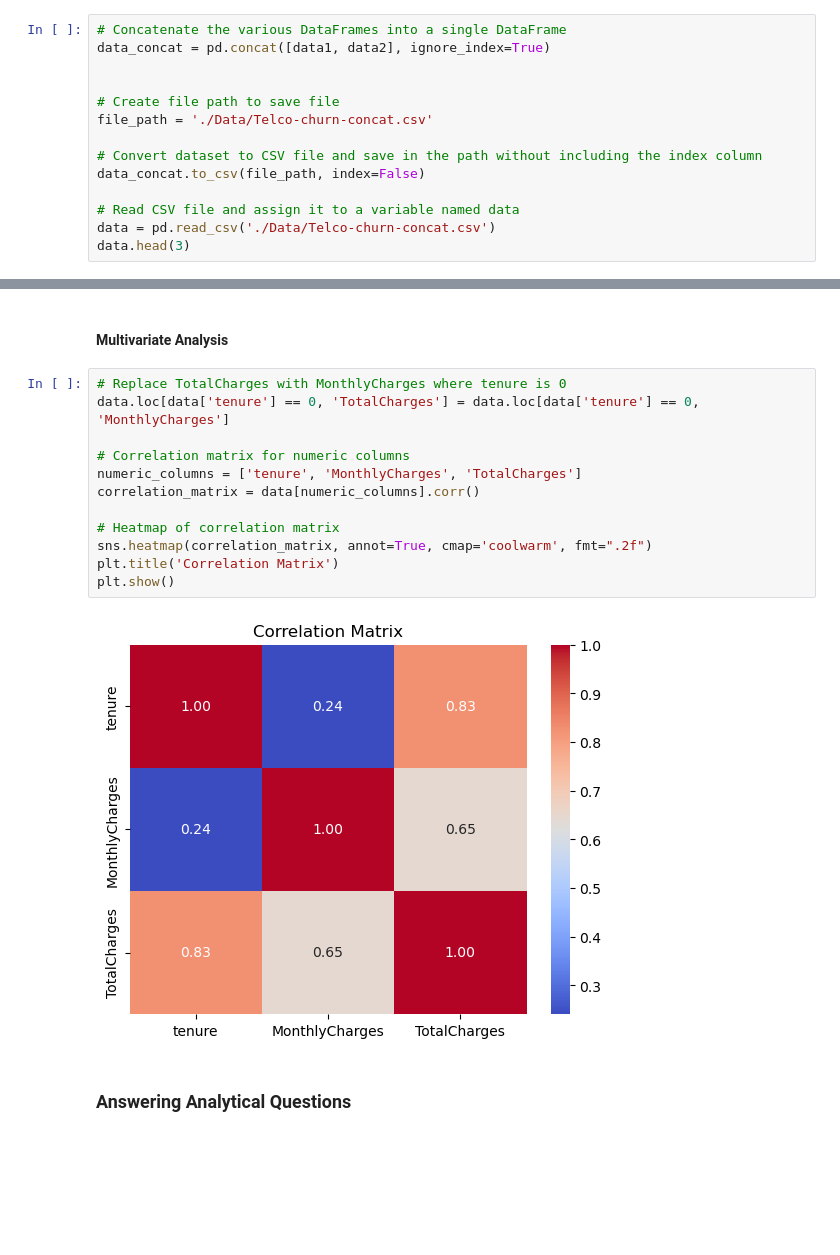
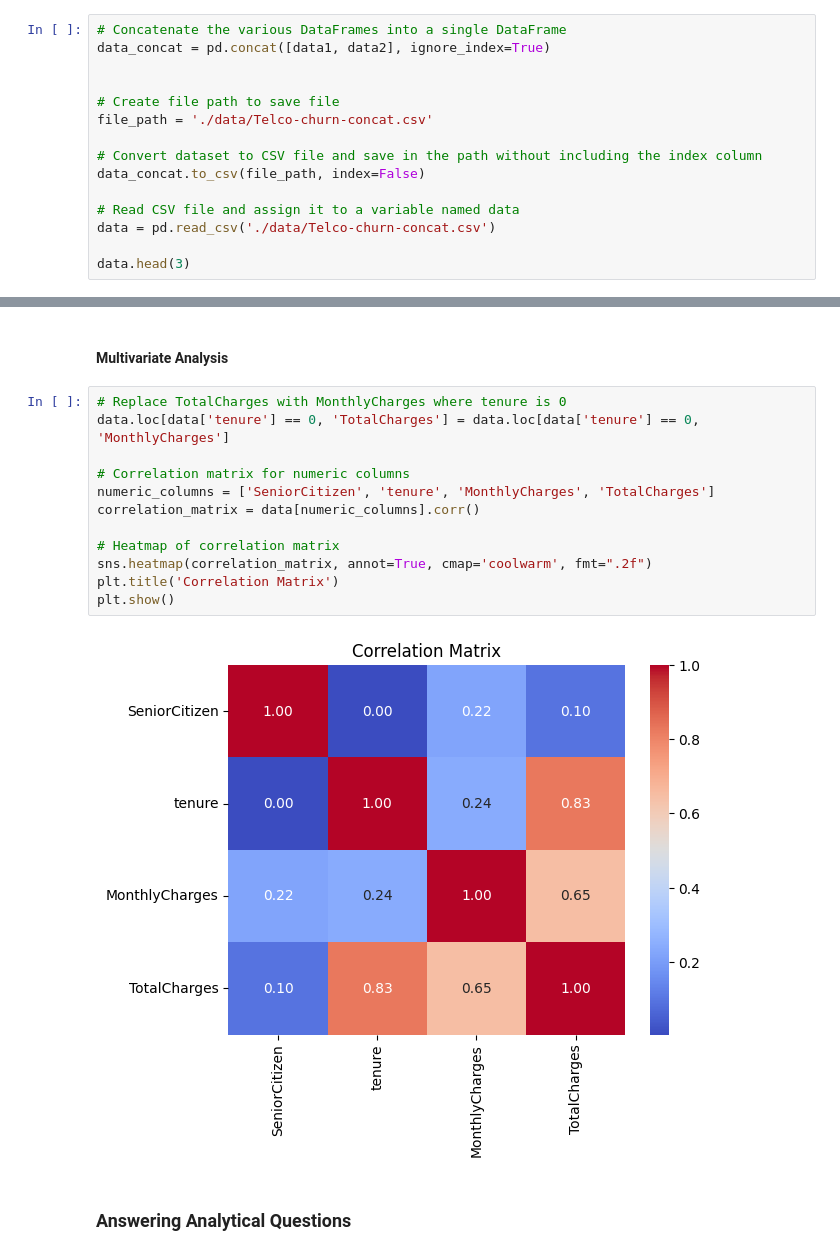
Before and after one commit to MissJoyy/Vodafone-Customer-Churn-Prediction, a Jupyter notebook: notebook.ipynb, the cells around one changed output, grey strips where cells are left out. Saved outputs shown, nothing was run; the diff lists cells and outputs as text; blank space fills up the shorter version.

```diff
--- a/notebook.ipynb
+++ b/notebook.ipynb
@@ -162,13 +153,14 @@ data_concat = pd.concat([data1, data2], ignore_index=True)
 
 
 # Create file path to save file
-file_path = './Data/Telco-churn-concat.csv'
+file_path = './data/Telco-churn-concat.csv'
 
 # Convert dataset to CSV file and save in the path without including the index column
 data_concat.to_csv(file_path, index=False)
 
 # Read CSV file and assign it to a variable named data
-data = pd.read_csv('./Data/Telco-churn-concat.csv')
+data = pd.read_csv('./data/Telco-churn-concat.csv')
+
 data.head(3)
 # %% [output]
 |  | customerID | gender | SeniorCitizen | Partner | Dependents | tenure | PhoneService | MultipleLines | ... |
@@ -269,17 +262,17 @@ plt.show()
 # %%
 # Replace TotalCharges with MonthlyCharges where tenure is 0
 data.loc[data['tenure'] == 0, 'TotalCharges'] = data.loc[data['tenure'] == 0, 'MonthlyCharges']
 
 # Correlation matrix for numeric columns
-numeric_columns = ['tenure', 'MonthlyCharges', 'TotalCharges']
+numeric_columns = ['SeniorCitizen', 'tenure', 'MonthlyCharges', 'TotalCharges']
 correlation_matrix = data[numeric_columns].corr()
 
 # Heatmap of correlation matrix
 sns.heatmap(correlation_matrix, annot=True, cmap='coolwarm', fmt=".2f")
 plt.title('Correlation Matrix')
 plt.show()
 # %% [output]
-[figure, old version]
+[figure, new version]
 # %% [markdown]
 ### Answering Analytical Questions
 # %% [markdown]
```
Also changed, not shown: parts of 29 cells of this notebook.
